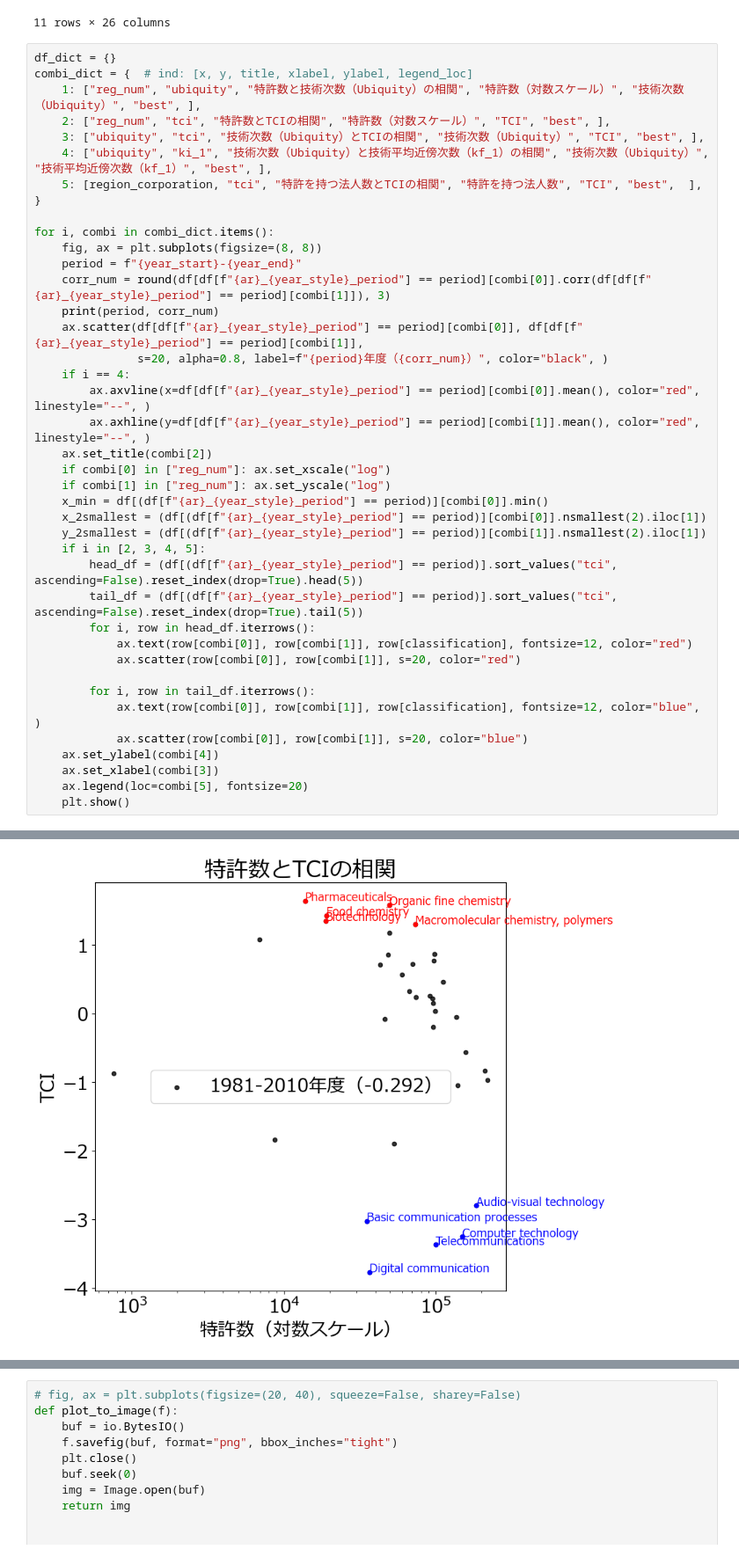
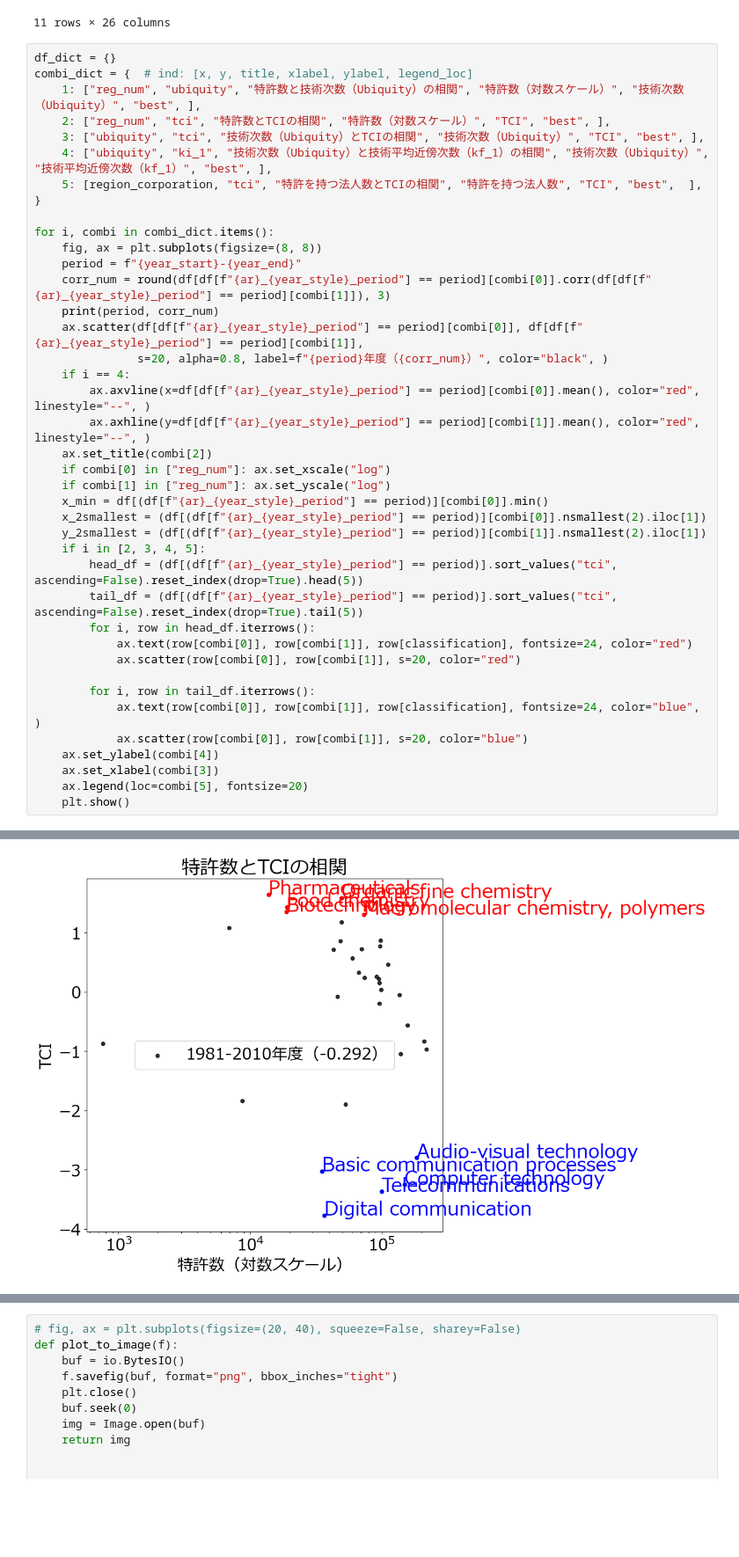
Before and after one commit to RintaroKARASHIMA/KCIinJapaneseFirms, a Jupyter notebook: notebooks/3_analysis/5_Technology.ipynb, the cells around one changed output, grey strips where cells are left out. Shown at 88% size. Drawn from its saved outputs; the diff is of its cells as text; blank space fills up the shorter version.

```diff
--- a/notebooks/3_analysis/5_Technology.ipynb
+++ b/notebooks/3_analysis/5_Technology.ipynb
@@ -226,34 +226,34 @@ for i, combi in combi_dict.items():
     period = f"{year_start}-{year_end}"
     corr_num = round(df[df[f"{ar}_{year_style}_period"] == period][combi[0]].corr(df[df[f"{ar}_{year_style}_period"] == period][combi[1]]), 3)
     print(period, corr_num)
     ax.scatter(df[df[f"{ar}_{year_style}_period"] == period][combi[0]], df[df[f"{ar}_{year_style}_period"] == period][combi[1]],
                s=20, alpha=0.8, label=f"{period}年度（{corr_num}）", color="black", )
     if i == 4:
         ax.axvline(x=df[df[f"{ar}_{year_style}_period"] == period][combi[0]].mean(), color="red", linestyle="--", )
         ax.axhline(y=df[df[f"{ar}_{year_style}_period"] == period][combi[1]].mean(), color="red", linestyle="--", )
     ax.set_title(combi[2])
     if combi[0] in ["reg_num"]: ax.set_xscale("log")
     if combi[1] in ["reg_num"]: ax.set_yscale("log")
     x_min = df[(df[f"{ar}_{year_style}_period"] == period)][combi[0]].min()
     x_2smallest = (df[(df[f"{ar}_{year_style}_period"] == period)][combi[0]].nsmallest(2).iloc[1])
     y_2smallest = (df[(df[f"{ar}_{year_style}_period"] == period)][combi[1]].nsmallest(2).iloc[1])
     if i in [2, 3, 4, 5]:
         head_df = (df[(df[f"{ar}_{year_style}_period"] == period)].sort_values("tci", ascending=False).reset_index(drop=True).head(5))
         tail_df = (df[(df[f"{ar}_{year_style}_period"] == period)].sort_values("tci", ascending=False).reset_index(drop=True).tail(5))
         for i, row in head_df.iterrows():
-            ax.text(row[combi[0]], row[combi[1]], row[classification], fontsize=12, color="red")
+            ax.text(row[combi[0]], row[combi[1]], row[classification], fontsize=24, color="red")
             ax.scatter(row[combi[0]], row[combi[1]], s=20, color="red")
 
         for i, row in tail_df.iterrows():
-            ax.text(row[combi[0]], row[combi[1]], row[classification], fontsize=12, color="blue", )
+            ax.text(row[combi[0]], row[combi[1]], row[classification], fontsize=24, color="blue", )
             ax.scatter(row[combi[0]], row[combi[1]], s=20, color="blue")
     ax.set_ylabel(combi[4])
     ax.set_xlabel(combi[3])
     ax.legend(loc=combi[5], fontsize=20)
     plt.show()
 # %% [output]
 1981-2010 -0.069
 [figure]
 1981-2010 -0.292
-[figure, old version]
+[figure, new version]
 1981-2010 0.594
```
Also changed, not shown: parts of 1 cell of this notebook, 3 other files.
